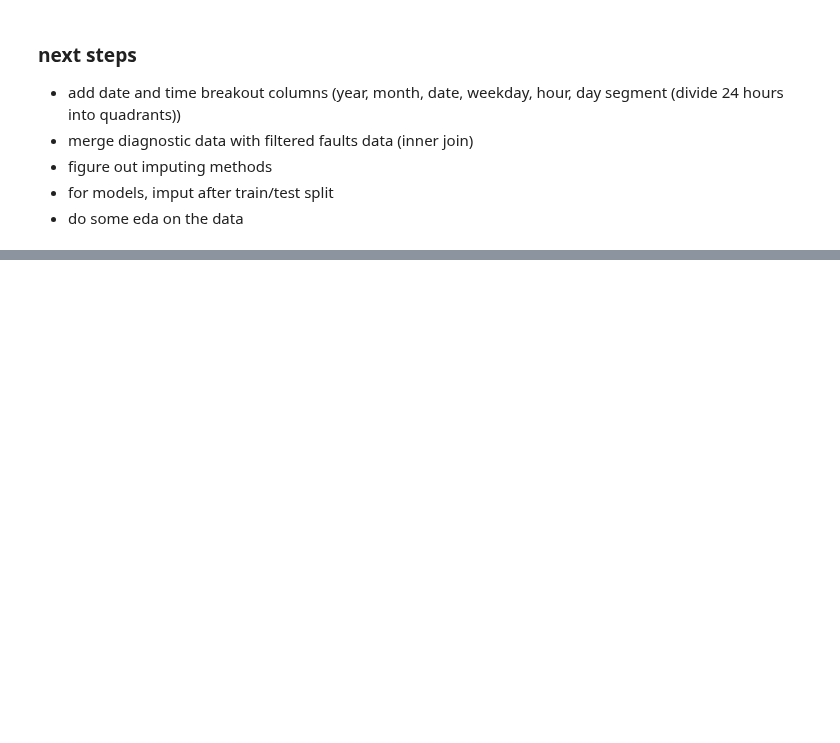
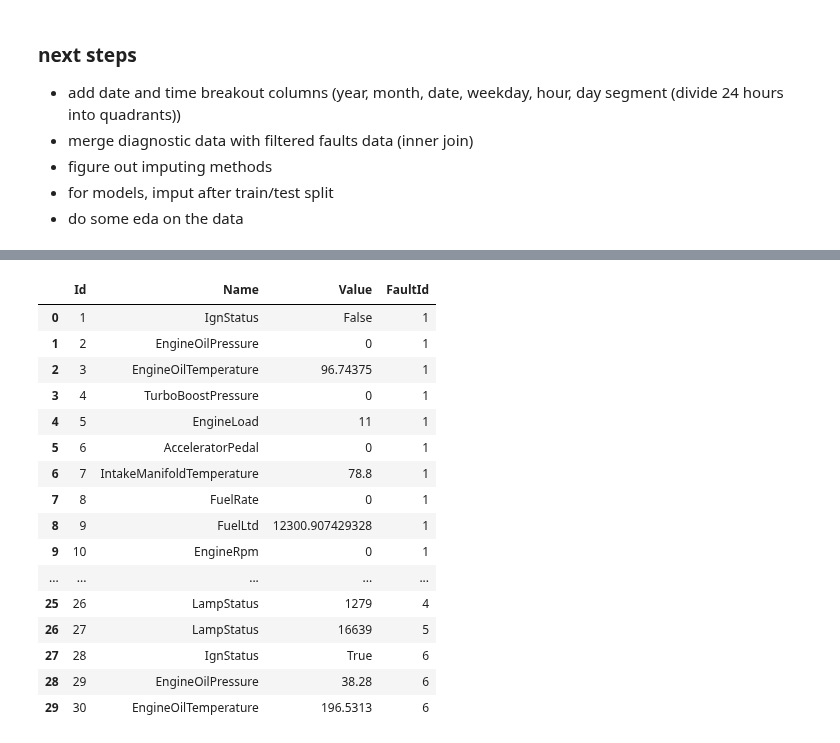
Before and after one commit to KagonDeans/big-g-ml-convoy, a Jupyter notebook: notebooks/teresa_eda.ipynb, the cells around one changed output, grey strips where cells are left out. Saved outputs shown, nothing was run; the diff lists cells and outputs as text; code cells hidden in the pictures; blank space fills up the shorter version.

```diff
--- a/notebooks/teresa_eda.ipynb
+++ b/notebooks/teresa_eda.ipynb
@@ -88,0 +130,22 @@ faults_nonservice.head()
+# %%
+diagnostics = pd.read_csv('../data/VehicleDiagnosticOnboardData.csv')
+# %%
+diagnostics.head(30)
+# %% [output]
+|  | Id | Name | Value | FaultId |
+| 0 | 1 | IgnStatus | False | 1 |
+| 1 | 2 | EngineOilPressure | 0 | 1 |
+| 2 | 3 | EngineOilTemperature | 96.74375 | 1 |
+| 3 | 4 | TurboBoostPressure | 0 | 1 |
+| 4 | 5 | EngineLoad | 11 | 1 |
+| 5 | 6 | AcceleratorPedal | 0 | 1 |
+| 6 | 7 | IntakeManifoldTemperature | 78.8 | 1 |
+| 7 | 8 | FuelRate | 0 | 1 |
+| 8 | 9 | FuelLtd | 12300.907429328 | 1 |
+| 9 | 10 | EngineRpm | 0 | 1 |
+| ... | ... | ... | ... | ... |
+| 25 | 26 | LampStatus | 1279 | 4 |
+| 26 | 27 | LampStatus | 16639 | 5 |
+| 27 | 28 | IgnStatus | True | 6 |
+| 28 | 29 | EngineOilPressure | 38.28 | 6 |
+| 29 | 30 | EngineOilTemperature | 196.5313 | 6 |
```
Also changed, not shown: parts of 6 cells of this notebook.
